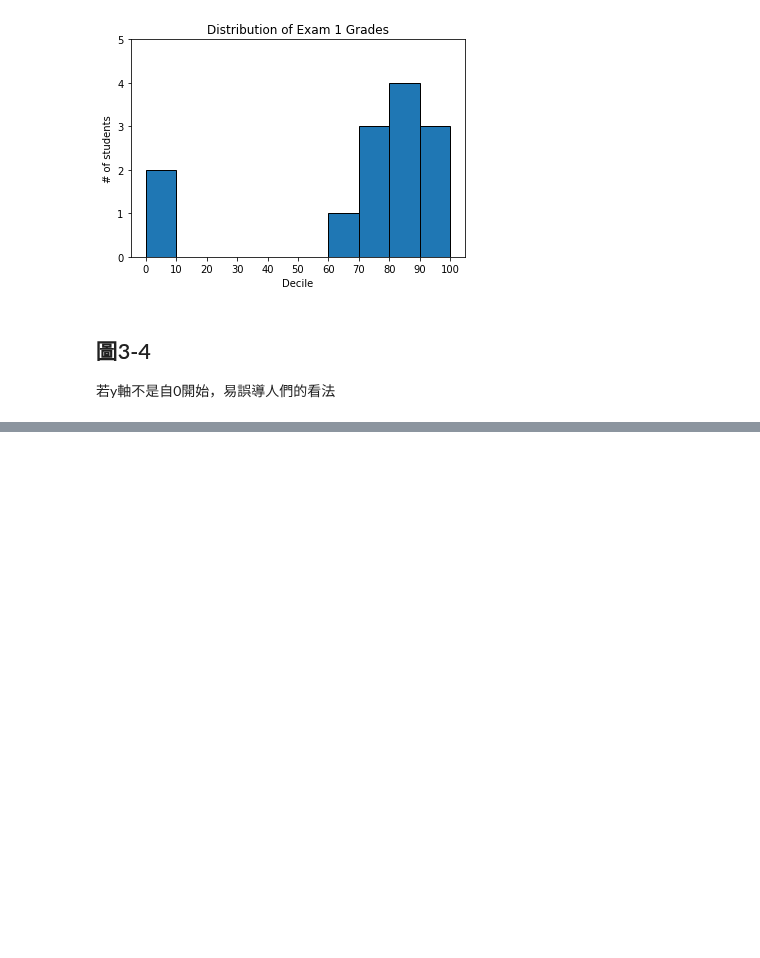
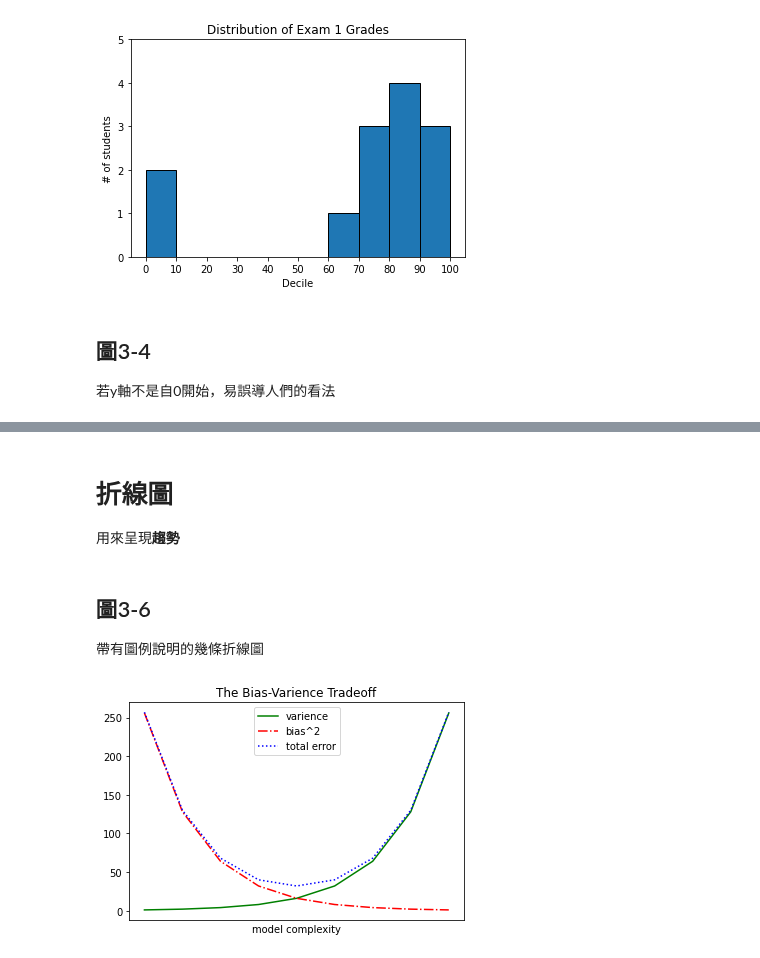
Before and after one commit to hank199599/data_science_from_scratch_reading_log, a Jupyter notebook: Chapter3.ipynb, the cells around one changed output, grey strips where cells are left out. Drawn from its saved outputs; the diff is of its cells as text; code cells hidden in the pictures; blank space fills up the shorter version.

```diff
--- a/Chapter3.ipynb
+++ b/Chapter3.ipynb
@@ -97,0 +127,26 @@ plt.ylabel("# of times I heard someone say 'data science'")
+# %% [markdown]
+# 折線圖
+用來呈現**趨勢**
+# %% [markdown]
+## 圖3-6
+帶有圖例說明的幾條折線圖
+# %%
+varience=[1,2,4,8,16,32,64,128,256]
+bias_auared=[256,128,64,32,16,8,4,2,1]
+total_error=[x+y for x,y in zip(varience,bias_auared)]
+xs =[i for i,_ in enumerate(varience)]
+
+#我們可以多次呼叫plot.plt在同一個圖形中顯示多個資料序列
+plt.plot(xs,varience,'g-', label="varience")    #綠色實線
+plt.plot(xs,bias_auared,'r-.', label="bias^2") #紅色點虛線
+plt.plot(xs,total_error,'b:', label="total error") #藍色點線
+
+#由於我們針對每個序列都指定了標籤
+#因此我們可以自由設定圖例說明(loc=9 就表示「中間偏上」的位置)
+plt.legend(loc=9)
+plt.xlabel("model complexity")
+plt.xticks([])
+plt.title("The Bias-Varience Tradeoff")
+plt.show()
+# %% [output]
+[figure, added]
```
Also changed, not shown: parts of 12 cells of this notebook.
